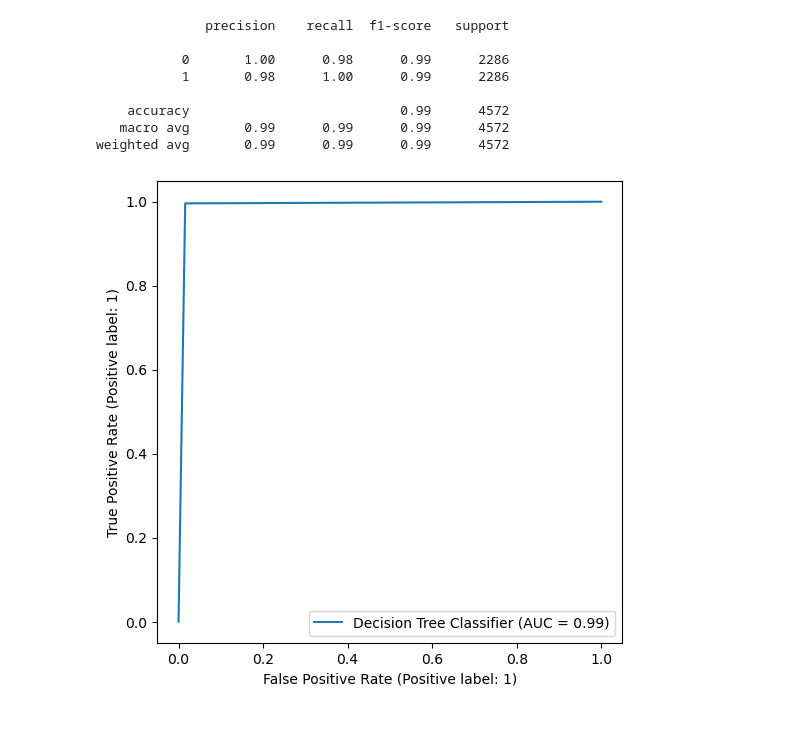
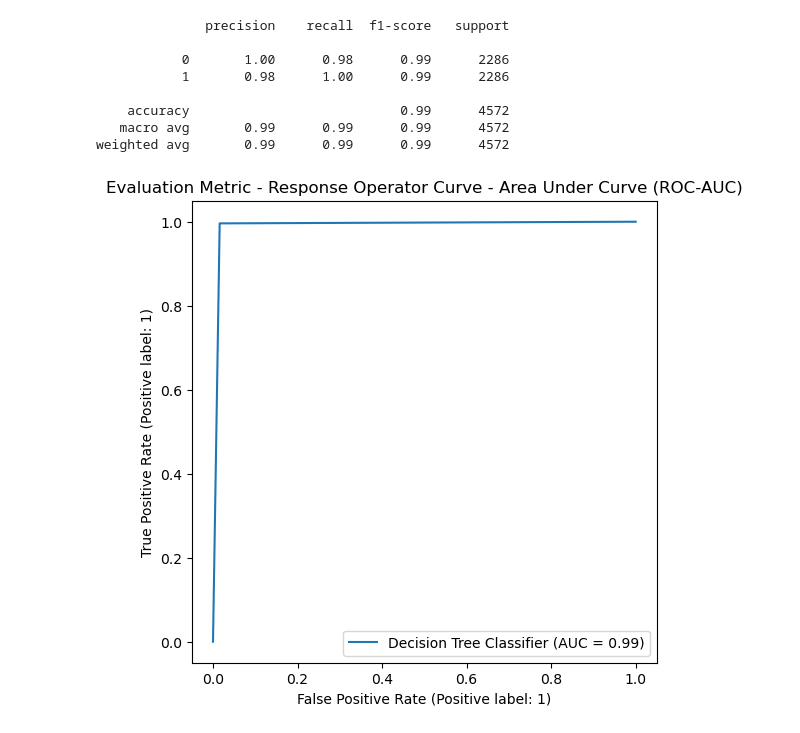
Before and after one commit to notfakearcher/julian, a Jupyter notebook: 01_topics/machine_learning/supervised_learning/classification/decision_tree_01.ipynb, the cells around one changed output. Saved outputs shown, nothing was run; the diff lists cells and outputs as text; code cells hidden in the pictures.

```diff
--- a/01_topics/machine_learning/supervised_learning/classification/decision_tree_01.ipynb
+++ b/01_topics/machine_learning/supervised_learning/classification/decision_tree_01.ipynb
@@ -486,10 +486,11 @@ weighted avg       0.99      0.99      0.99      4572
 # %%
 # model evaluation - AUC
 fig, ax = plt.subplots(figsize = (6, 6))
 RocCurveDisplay.from_predictions(ax = ax,
   y_true = y_test, y_pred = y_hat, pos_label = 1,
   name = "Decision Tree Classifier"
 )
+plt.title('Evaluation Metric - Response Operator Curve - Area Under Curve (ROC-AUC)')
 plt.show()
 # %% [output]
-[figure, old version]
+[figure, new version]
```
